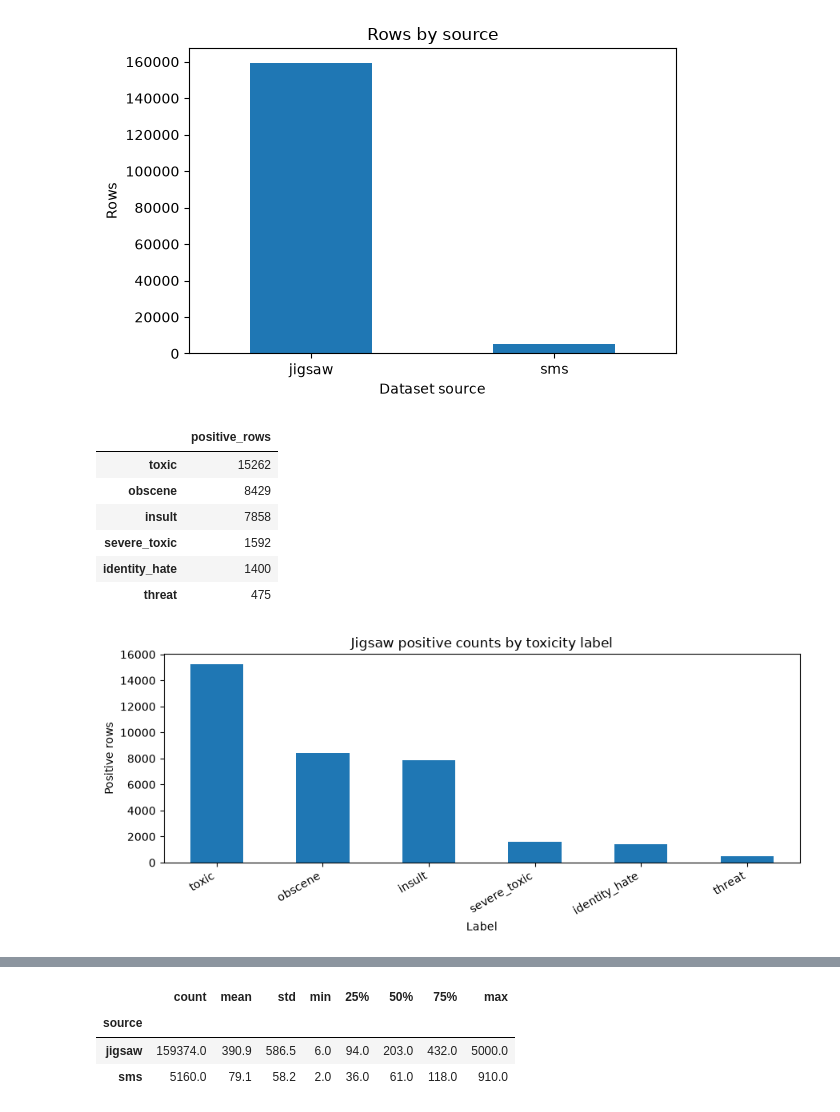
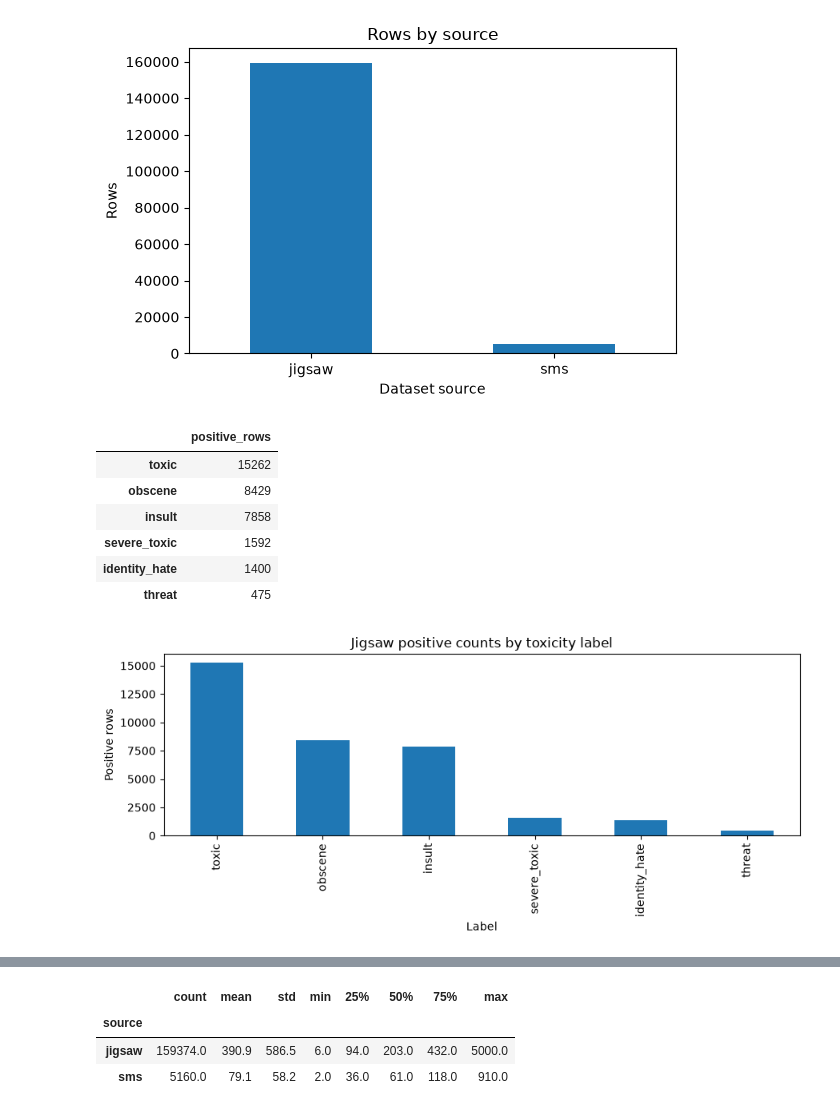
Before and after one commit to AvinashJaiswal-SPIRIT/Group-03_Social-Community-app, a Jupyter notebook: notebooks/01_data_eda.ipynb, the cells around one changed output, grey strips where cells are left out. Cells and saved outputs as stored; diff of their text form; code cells hidden in the pictures.

```diff
--- a/notebooks/01_data_eda.ipynb
+++ b/notebooks/01_data_eda.ipynb
@@ -43,18 +43,21 @@ ax.set_title('Rows by source'); ax.set_xlabel('Dataset source'); ax.set_ylabel('
 # %%
 toxicity_counts = jigsaw[labels].sum().sort_values(ascending=False)
 display(toxicity_counts.rename('positive_rows').to_frame())
 fig, ax = plt.subplots(figsize=(9,4))
 toxicity_counts.plot(kind='bar', ax=ax)
-ax.set_title('Jigsaw positive counts by toxicity label'); ax.set_xlabel('Label'); ax.set_ylabel('Positive rows'); plt.xticks(rotation=30, ha='right'); plt.tight_layout(); plt.show()
+ax.set_title('Jigsaw positive counts by toxicity label')
+ax.set_xlabel('Label'); ax.set_ylabel('Positive rows')
+plt.tight_layout()
+plt.show()
 # %% [output]
 |  | positive_rows |
 | toxic | 15262 |
 | obscene | 8429 |
 | insult | 7858 |
 | severe_toxic | 1592 |
 | identity_hate | 1400 |
 | threat | 475 |
-[figure, old version]
+[figure, new version]
 # %%
 spam_counts = sms['spam_label'].value_counts()
 display(spam_counts.rename('rows').to_frame())
```
Also changed, not shown: parts of 1 cell of this notebook, 53 other files.
